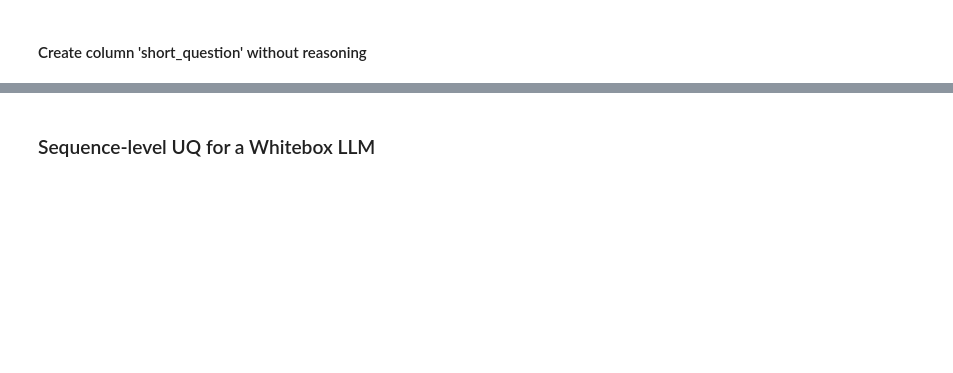
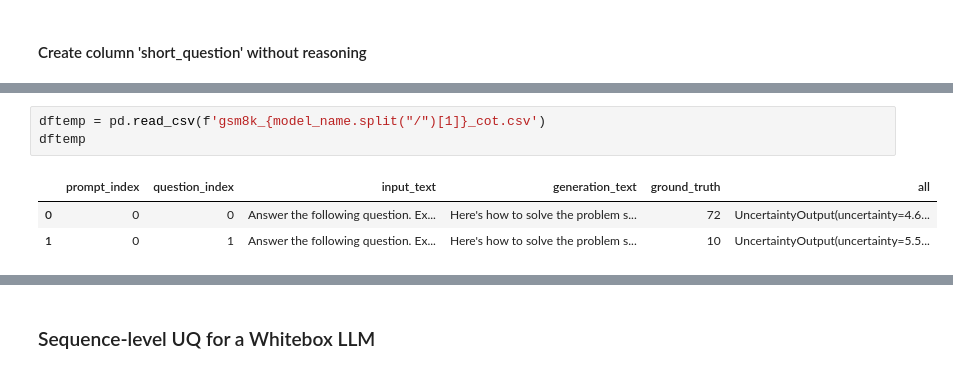
Before and after one commit to IINemo/lm-polygraph, a Jupyter notebook: examples/temp.ipynb, the cells around one changed output, grey strips where cells are left out. Saved outputs shown, nothing was run; the diff lists cells and outputs as text; blank space fills up the shorter version.

```diff
--- a/examples/temp.ipynb
+++ b/examples/temp.ipynb
@@ -117,0 +583,7 @@ Natalia sold clips to 48 of her friends in April, and then she sold half as many
+# %%
+dftemp = pd.read_csv(f'gsm8k_{model_name.split("/")[1]}_cot.csv')
+dftemp
+# %% [output]
+|  | prompt_index | question_index | input_text | generation_text | ground_truth | all |
+| 0 | 0 | 0 | Answer the following question. Ex... | Here's how to solve the problem s... | 72 | UncertaintyOutput(uncertainty=4.6... |
+| 1 | 0 | 1 | Answer the following question. Ex... | Here's how to solve the problem s... | 10 | UncertaintyOutput(uncertainty=5.5... |
```
Also changed, not shown: parts of 38 cells of this notebook, 1 other file.
